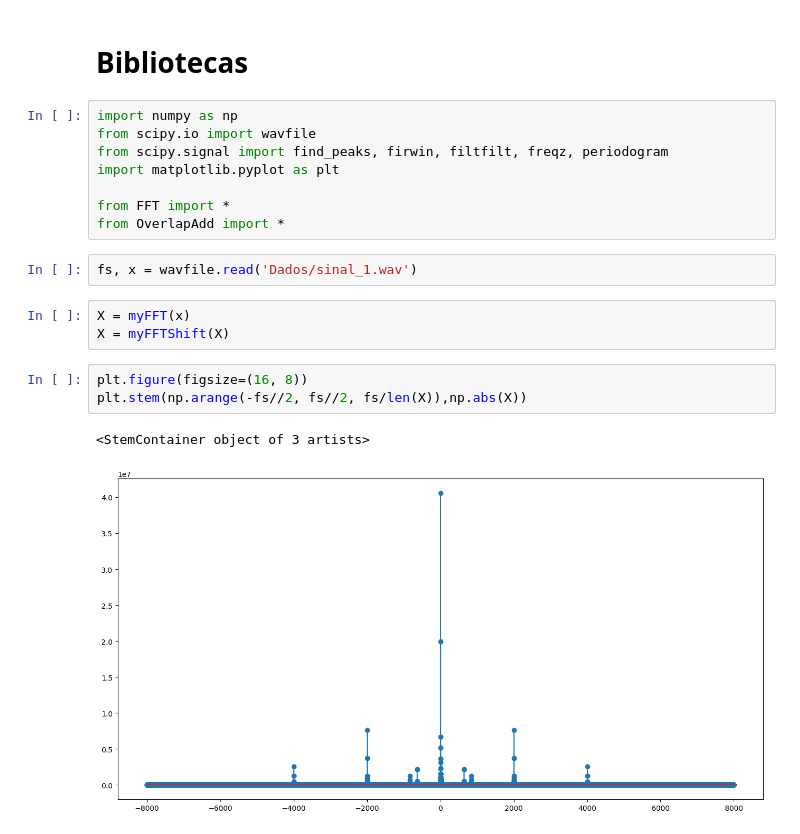
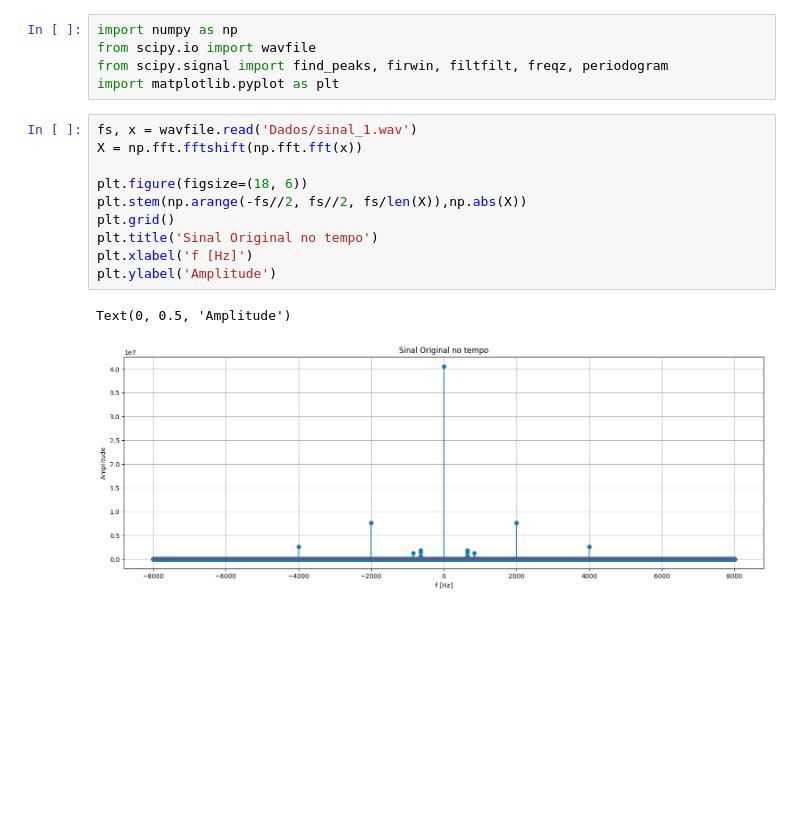
Before and after one commit to matheusloop/Processamento_Digital_de_Sinais, a Jupyter notebook: Filtros/Filttering.ipynb, the cells around one changed output. Drawn from its saved outputs; the diff is of its cells as text; blank space fills up the shorter version.

```diff
--- a/Filtros/Filttering.ipynb
+++ b/Filtros/Filttering.ipynb
@@ -1,21 +1,18 @@
-# %% [markdown]
-# Bibliotecas
 # %%
 import numpy as np
 from scipy.io import wavfile
 from scipy.signal import find_peaks, firwin, filtfilt, freqz, periodogram
 import matplotlib.pyplot as plt
-
-from FFT import *
-from OverlapAdd import *
-# %%
-fs, x = wavfile.read('Dados/sinal_1.wav')
-# %%
-X = myFFT(x)
-X = myFFTShift(X)
 # %%
-plt.figure(figsize=(16, 8))
+fs, x = wavfile.read('Dados/sinal_1.wav')
+X = np.fft.fftshift(np.fft.fft(x))
+
+plt.figure(figsize=(18, 6))
 plt.stem(np.arange(-fs//2, fs//2, fs/len(X)),np.abs(X))
+plt.grid()
+plt.title('Sinal Original no tempo')
+plt.xlabel('f [Hz]')
+plt.ylabel('Amplitude')
 # %% [output]
-<StemContainer object of 3 artists>
+Text(0, 0.5, 'Amplitude')
-[figure, old version]
+[figure, new version]
```
Also changed, not shown: parts of 10 cells of this notebook, 1 other file.
